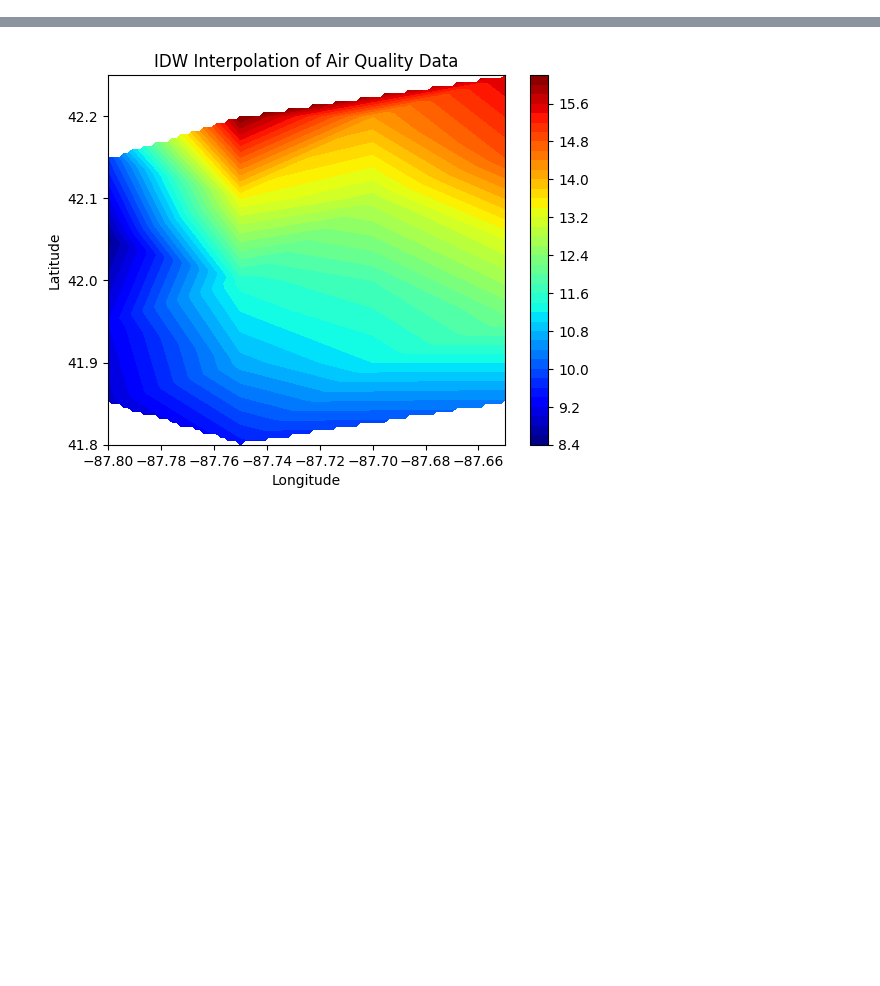
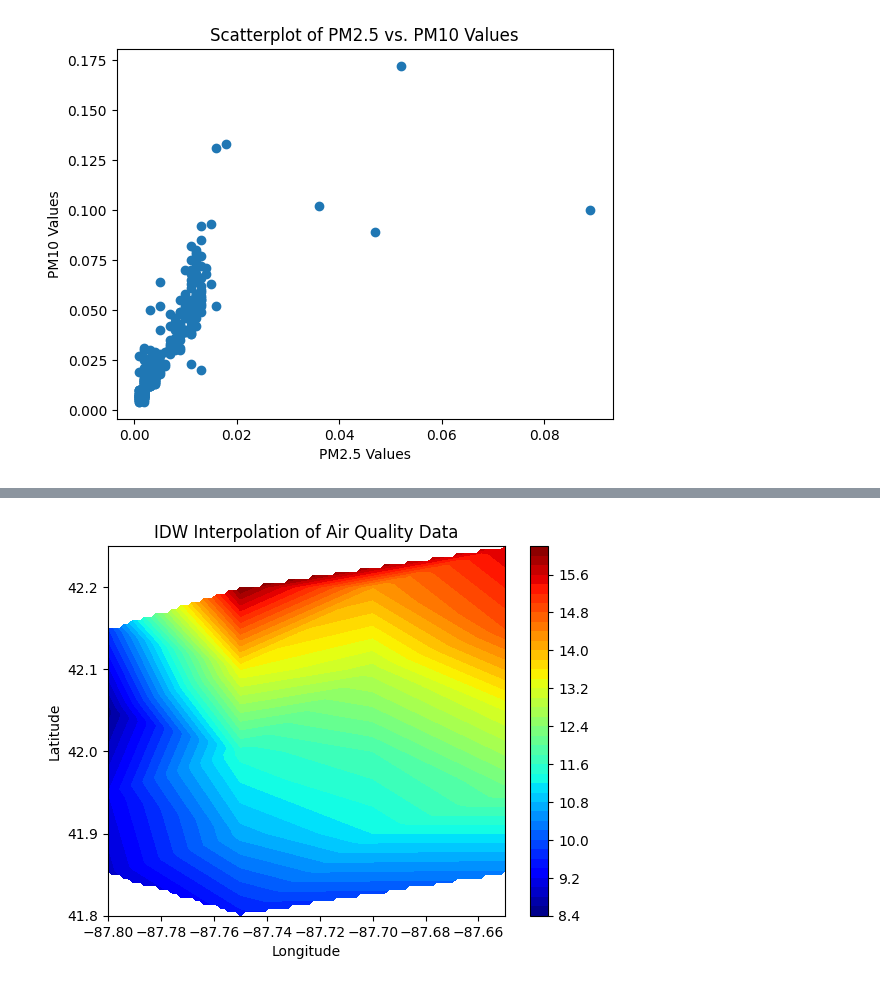
Before and after one commit to praseedm/PGMP, a Jupyter notebook: Interpolation_final.ipynb, the cells around one changed output, grey strips where cells are left out. Saved outputs shown, nothing was run; the diff lists cells and outputs as text; code cells hidden in the pictures; blank space fills up the shorter version.

```diff
--- a/Interpolation_final.ipynb
+++ b/Interpolation_final.ipynb
@@ -33,0 +149,9 @@ Successfully installed click-plugins-1.1.1 cligj-0.7.2 fiona-1.9.2 geopandas-0.1
+# %%
+# Create a scatterplot for PM2.5 vs. PM10 values
+plt.scatter(df3[pm2_5_col_name], df3[pm10_col_name])
+plt.title('Scatterplot of PM2.5 vs. PM10 Values')
+plt.xlabel('PM2.5 Values')
+plt.ylabel('PM10 Values')
+plt.show()
+# %% [output]
+[figure, added]
```
Also changed, not shown: parts of 40 cells of this notebook.
